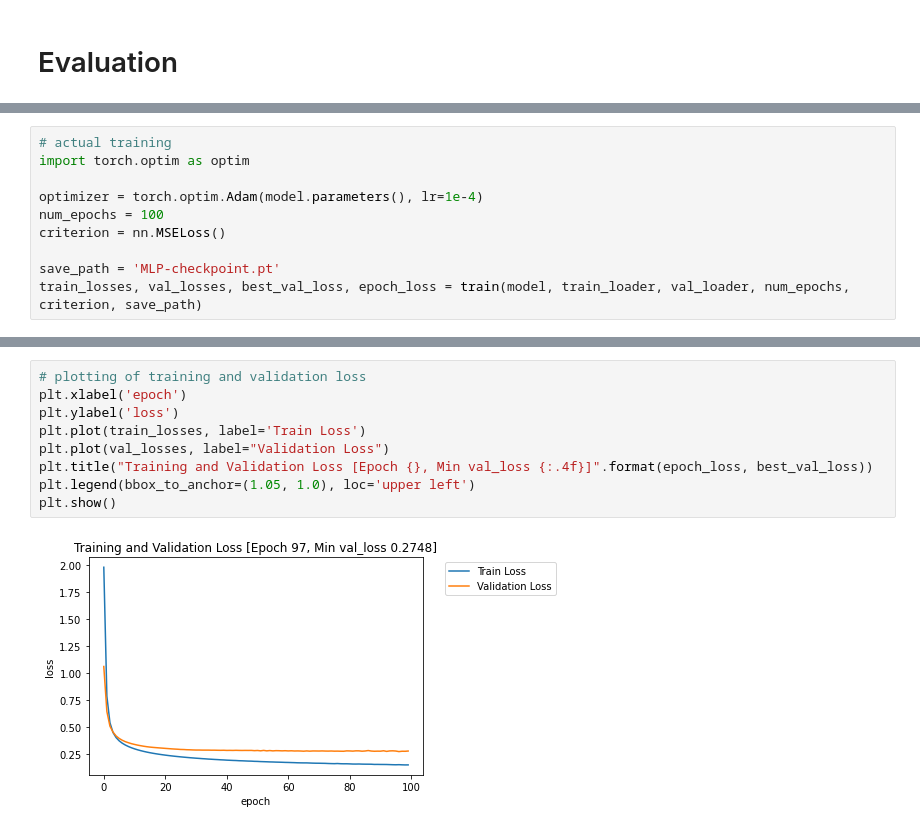
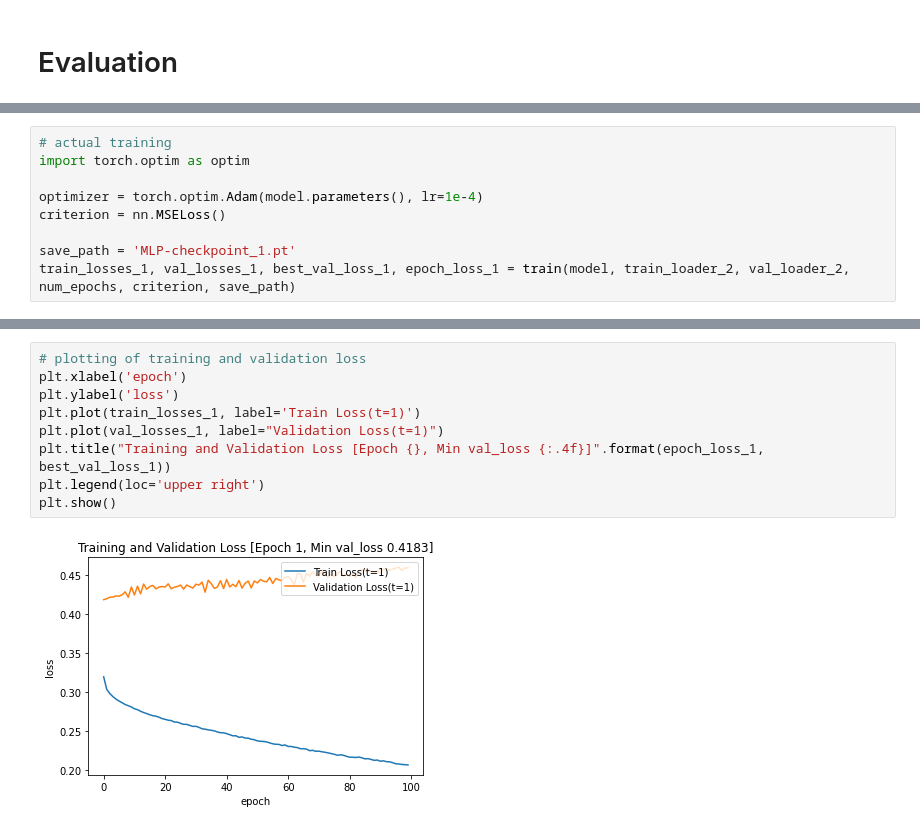
Before and after one commit to nikhil-96/2AMM10-deeplearning, a Jupyter notebook: Assignment_2/a2_MLP.ipynb, the cells around one changed output, grey strips where cells are left out. Saved outputs shown, nothing was run; the diff lists cells and outputs as text.

```diff
--- a/Assignment_2/a2_MLP.ipynb
+++ b/Assignment_2/a2_MLP.ipynb
@@ -414,10 +559,9 @@ def eval(model, test_loader, criterion):
 import torch.optim as optim
 
 optimizer = torch.optim.Adam(model.parameters(), lr=1e-4)
-num_epochs = 100
 criterion = nn.MSELoss()
 
-save_path = 'MLP-checkpoint.pt'
-train_losses, val_losses, best_val_loss, epoch_loss = train(model, train_loader, val_loader, num_epochs, criterion, save_path)
+save_path = 'MLP-checkpoint_1.pt'
+train_losses_1, val_losses_1, best_val_loss_1, epoch_loss_1 = train(model, train_loader_2, val_loader_2, num_epochs, criterion, save_path)
 # %% [output]
 Starting epoch 1
@@ -440,11 +584,11 @@ Finished Training
 # %%
 # plotting of training and validation loss
 plt.xlabel('epoch')
 plt.ylabel('loss')
-plt.plot(train_losses, label='Train Loss')
-plt.plot(val_losses, label="Validation Loss")
-plt.title("Training and Validation Loss [Epoch {}, Min val_loss {:.4f}]".format(epoch_loss, best_val_loss))
-plt.legend(bbox_to_anchor=(1.05, 1.0), loc='upper left')
+plt.plot(train_losses_1, label='Train Loss(t=1)')
+plt.plot(val_losses_1, label="Validation Loss(t=1)")
+plt.title("Training and Validation Loss [Epoch {}, Min val_loss {:.4f}]".format(epoch_loss_1, best_val_loss_1))
+plt.legend(loc='upper right')
 plt.show()
 # %% [output]
-[figure, old version]
+[figure, new version]
```
Also changed, not shown: parts of 23 cells of this notebook, 28 other files.
